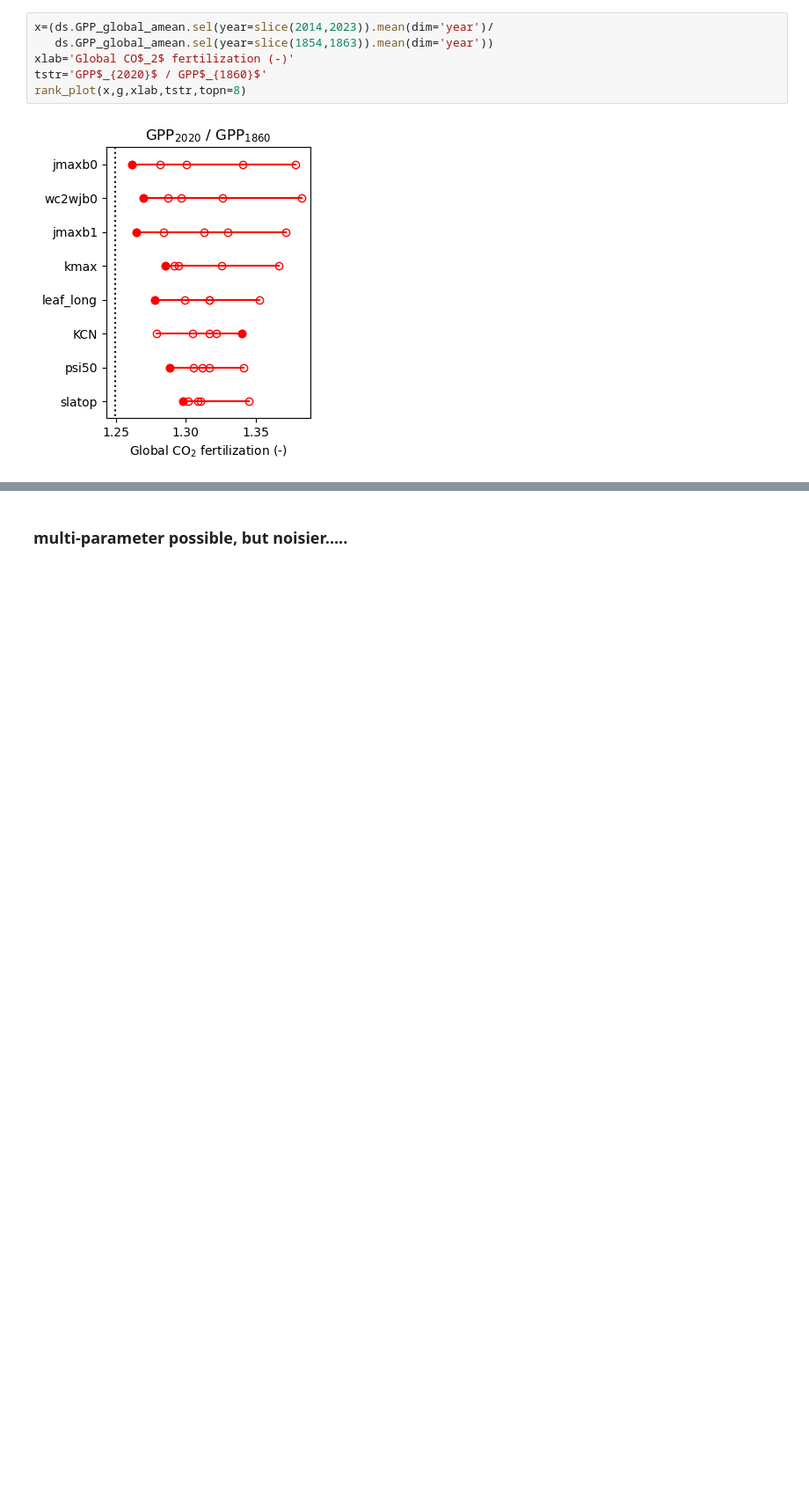
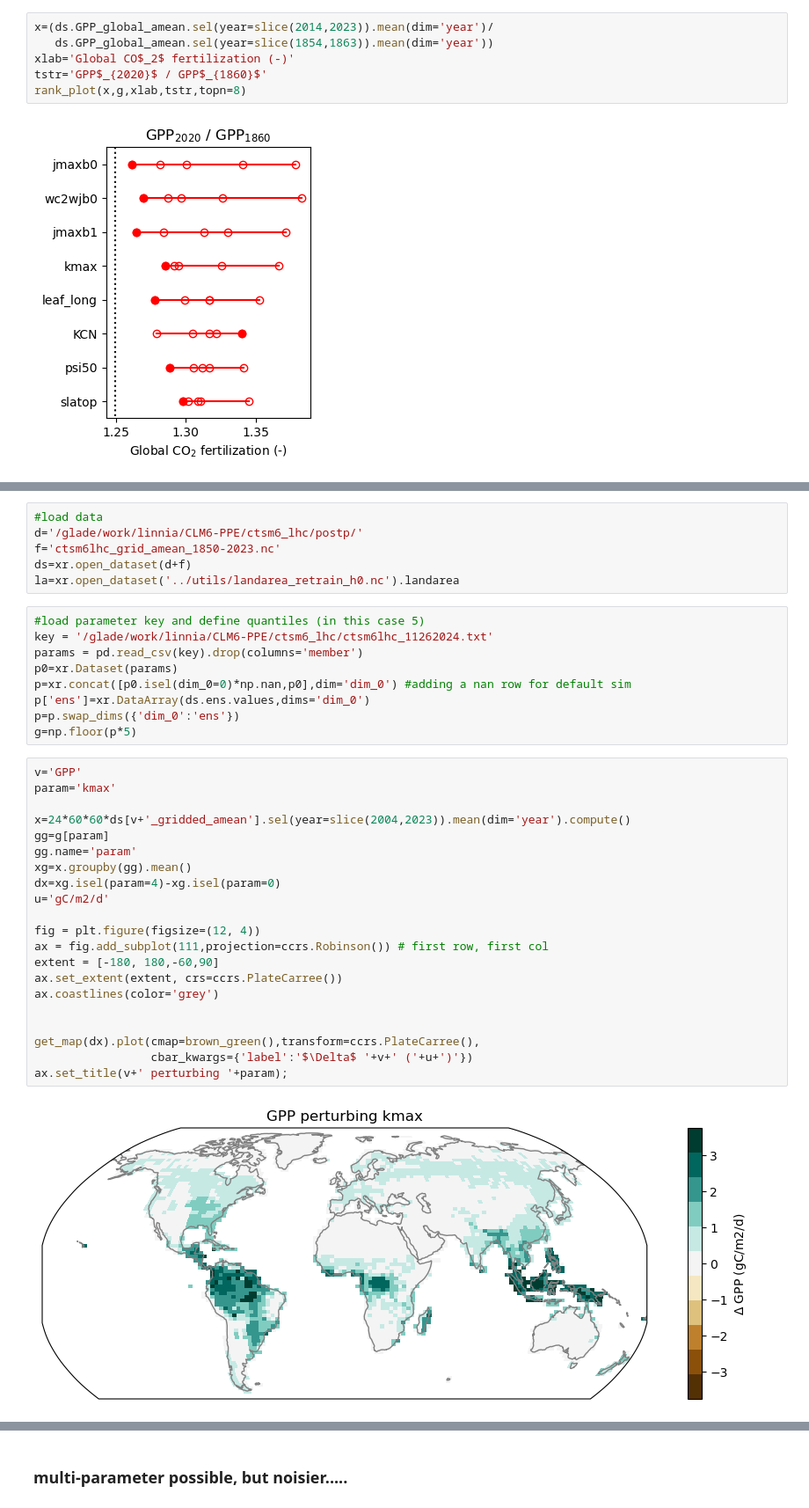
Before and after one commit to NCAR/ctsm6_ppe, a Jupyter notebook: diagnostics/diags.ipynb, the cells around one changed output, grey strips where cells are left out. Shown: that part at 88% size. Cells and saved outputs as stored; diff of their text form; blank space fills up the shorter version.

```diff
--- a/diagnostics/diags.ipynb
+++ b/diagnostics/diags.ipynb
@@ -125,0 +187,38 @@ rank_plot(x,g,xlab,tstr,topn=8)
+# %%
+#load data
+d='/glade/work/linnia/CLM6-PPE/ctsm6_lhc/postp/'
+f='ctsm6lhc_grid_amean_1850-2023.nc'
+ds=xr.open_dataset(d+f)
+la=xr.open_dataset('../utils/landarea_retrain_h0.nc').landarea
+# %%
+#load parameter key and define quantiles (in this case 5)
+key = '/glade/work/linnia/CLM6-PPE/ctsm6_lhc/ctsm6lhc_11262024.txt'
+params = pd.read_csv(key).drop(columns='member')
+p0=xr.Dataset(params)
+p=xr.concat([p0.isel(dim_0=0)*np.nan,p0],dim='dim_0') #adding a nan row for default sim
+p['ens']=xr.DataArray(ds.ens.values,dims='dim_0')
+p=p.swap_dims({'dim_0':'ens'})
+g=np.floor(p*5)
+# %%
+v='GPP'
+param='kmax'
+
+x=24*60*60*ds[v+'_gridded_amean'].sel(year=slice(2004,2023)).mean(dim='year').compute()
+gg=g[param]
+gg.name='param'
+xg=x.groupby(gg).mean()
+dx=xg.isel(param=4)-xg.isel(param=0)
+u='gC/m2/d'
+
+fig = plt.figure(figsize=(12, 4))
+ax = fig.add_subplot(111,projection=ccrs.Robinson()) # first row, first col
+extent = [-180, 180,-60,90]
+ax.set_extent(extent, crs=ccrs.PlateCarree())
+ax.coastlines(color='grey')
+
+
+get_map(dx).plot(cmap=brown_green(),transform=ccrs.PlateCarree(),
+                 cbar_kwargs={'label':'$\Delta$ '+v+' ('+u+')'})
+ax.set_title(v+' perturbing '+param);
+# %% [output]
+[figure, added]
```
Also changed, not shown: parts of 13 cells of this notebook.
